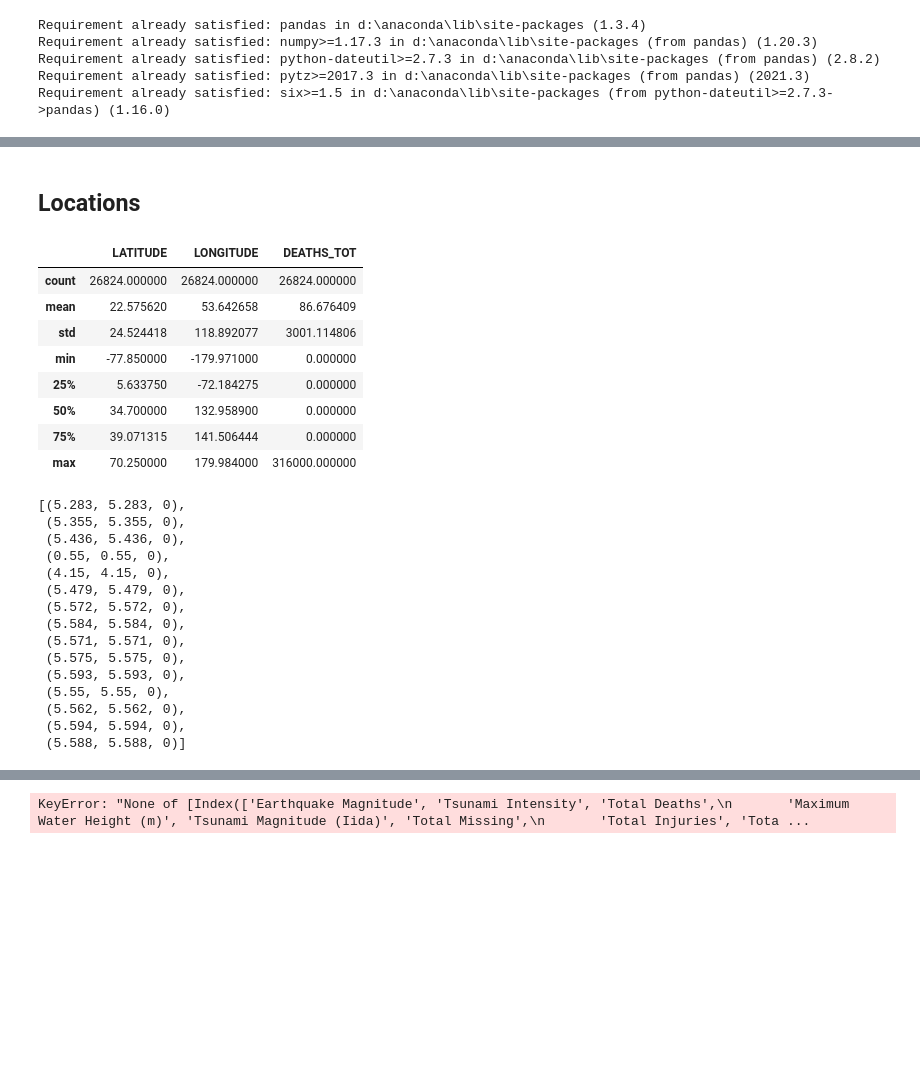
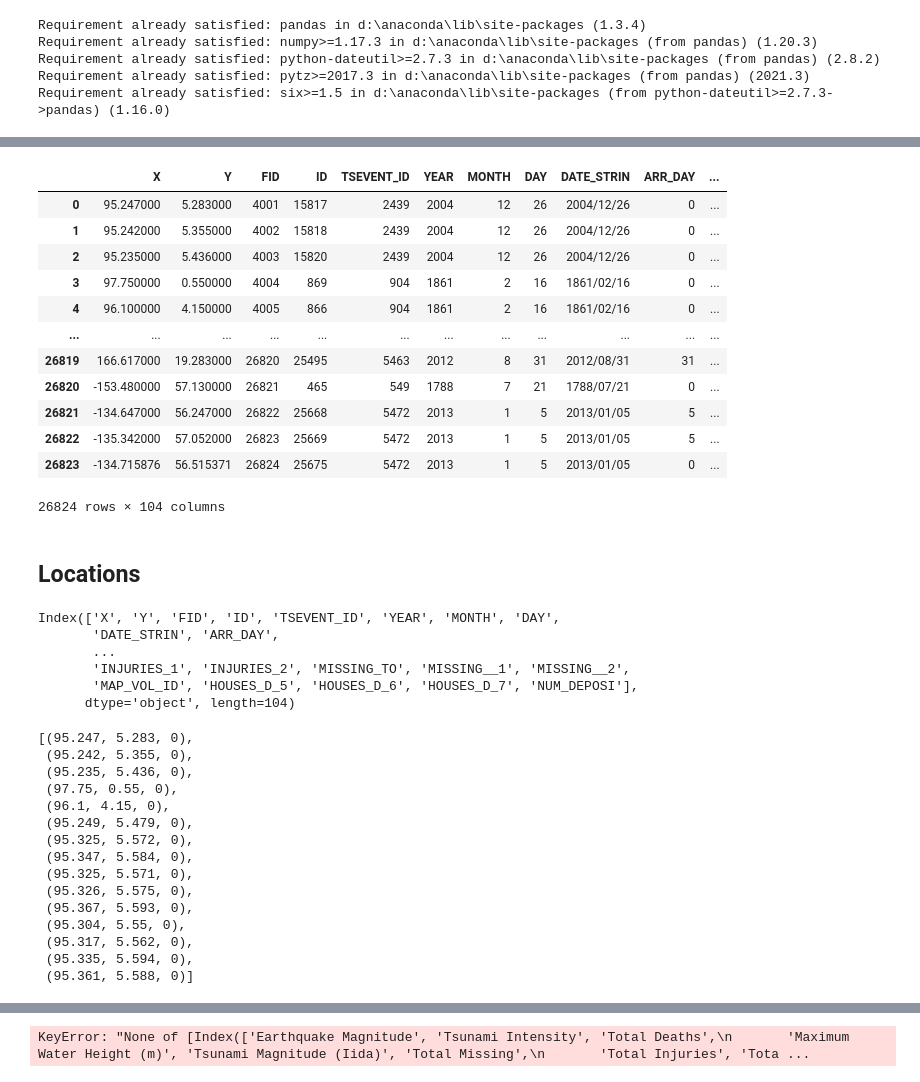
Before and after one commit to ImyPG/Natural-Disaster-Prediction, a Jupyter notebook: Interactive_visualization.ipynb, the cells around one changed output, grey strips where cells are left out. Saved outputs shown, nothing was run; the diff lists cells and outputs as text; code cells hidden in the pictures; blank space fills up the shorter version.

```diff
--- a/Interactive_visualization.ipynb
+++ b/Interactive_visualization.ipynb
@@ -31,45 +31,56 @@ import matplotlib.pyplot as plt2
 import folium
 # %%
 
-tsunamis = pd.read_csv('Historical_Tsunami.csv')
-tsunamis.head
+Data= pd.read_csv('Historical_Tsunami.csv')
+Data
+# %% [output]
+|  | X | Y | FID | ID | TSEVENT_ID | YEAR | MONTH | DAY | DATE_STRIN | ARR_DAY | ... |
+| 0 | 95.247000 | 5.283000 | 4001 | 15817 | 2439 | 2004 | 12 | 26 | 2004/12/26 | 0 | ... |
+| 1 | 95.242000 | 5.355000 | 4002 | 15818 | 2439 | 2004 | 12 | 26 | 2004/12/26 | 0 | ... |
+| 2 | 95.235000 | 5.436000 | 4003 | 15820 | 2439 | 2004 | 12 | 26 | 2004/12/26 | 0 | ... |
+| 3 | 97.750000 | 0.550000 | 4004 | 869 | 904 | 1861 | 2 | 16 | 1861/02/16 | 0 | ... |
+| 4 | 96.100000 | 4.150000 | 4005 | 866 | 904 | 1861 | 2 | 16 | 1861/02/16 | 0 | ... |
+| ... | ... | ... | ... | ... | ... | ... | ... | ... | ... | ... | ... |
+| 26819 | 166.617000 | 19.283000 | 26820 | 25495 | 5463 | 2012 | 8 | 31 | 2012/08/31 | 31 | ... |
+| 26820 | -153.480000 | 57.130000 | 26821 | 465 | 549 | 1788 | 7 | 21 | 1788/07/21 | 0 | ... |
+| 26821 | -134.647000 | 56.247000 | 26822 | 25668 | 5472 | 2013 | 1 | 5 | 2013/01/05 | 5 | ... |
+| 26822 | -135.342000 | 57.052000 | 26823 | 25669 | 5472 | 2013 | 1 | 5 | 2013/01/05 | 5 | ... |
+| 26823 | -134.715876 | 56.515371 | 26824 | 25675 | 5472 | 2013 | 1 | 5 | 2013/01/05 | 0 | ... |
+26824 rows × 104 columns
 # %% [markdown]
 ## Locations ##
-# %%
-tsunamis[['LATITUDE', 'LONGITUDE', 'DEATHS_TOT']].describe()
-# %% [output]
-|  | LATITUDE | LONGITUDE | DEATHS_TOT |
-| count | 26824.000000 | 26824.000000 | 26824.000000 |
-| mean | 22.575620 | 53.642658 | 86.676409 |
-| std | 24.524418 | 118.892077 | 3001.114806 |
-| min | -77.850000 | -179.971000 | 0.000000 |
-| 25% | 5.633750 | -72.184275 | 0.000000 |
-| 50% | 34.700000 | 132.958900 | 0.000000 |
-| 75% | 39.071315 | 141.506444 | 0.000000 |
-| max | 70.250000 | 179.984000 | 316000.000000 |
+# %%
+Data.columns
+# %% [output]
+Index(['X', 'Y', 'FID', 'ID', 'TSEVENT_ID', 'YEAR', 'MONTH', 'DAY',
+       'DATE_STRIN', 'ARR_DAY',
+       ...
+       'INJURIES_1', 'INJURIES_2', 'MISSING_TO', 'MISSING__1', 'MISSING__2',
+       'MAP_VOL_ID', 'HOUSES_D_5', 'HOUSES_D_6', 'HOUSES_D_7', 'NUM_DEPOSI'],
+      dtype='object', length=104)
 # %%
-temp = tsunamis[['LATITUDE', 'LONGITUDE','DEATHS_TOT']]
+temp = Data[['X', 'Y','DEATHS_TOT']]
 temp = temp.dropna()
 
-my_zip = zip(temp['LATITUDE'], temp['LATITUDE'],temp['DEATHS_TOT'])
+my_zip = zip(temp['X'], temp['Y'],temp['DEATHS_TOT'])
 list_of_my_zip = list(my_zip)
 list_of_my_zip[0:15]
 # %% [output]
-[(5.283, 5.283, 0),
- (5.355, 5.355, 0),
- (5.436, 5.436, 0),
- (0.55, 0.55, 0),
- (4.15, 4.15, 0),
- (5.479, 5.479, 0),
- (5.572, 5.572, 0),
- (5.584, 5.584, 0),
- (5.571, 5.571, 0),
- (5.575, 5.575, 0),
- (5.593, 5.593, 0),
- (5.55, 5.55, 0),
- (5.562, 5.562, 0),
- (5.594, 5.594, 0),
- (5.588, 5.588, 0)]
+[(95.247, 5.283, 0),
+ (95.242, 5.355, 0),
+ (95.235, 5.436, 0),
+ (97.75, 0.55, 0),
+ (96.1, 4.15, 0),
+ (95.249, 5.479, 0),
+ (95.325, 5.572, 0),
+ (95.347, 5.584, 0),
+ (95.325, 5.571, 0),
+ (95.326, 5.575, 0),
+ (95.367, 5.593, 0),
+ (95.304, 5.55, 0),
+ (95.317, 5.562, 0),
+ (95.335, 5.594, 0),
+ (95.361, 5.588, 0)]
 # %%
 from folium.plugins import HeatMap
 folium_hmap = folium.Map(location=[39.728593,8.952292],
```
Also changed, not shown: parts of 13 cells of this notebook, 3 other files.
